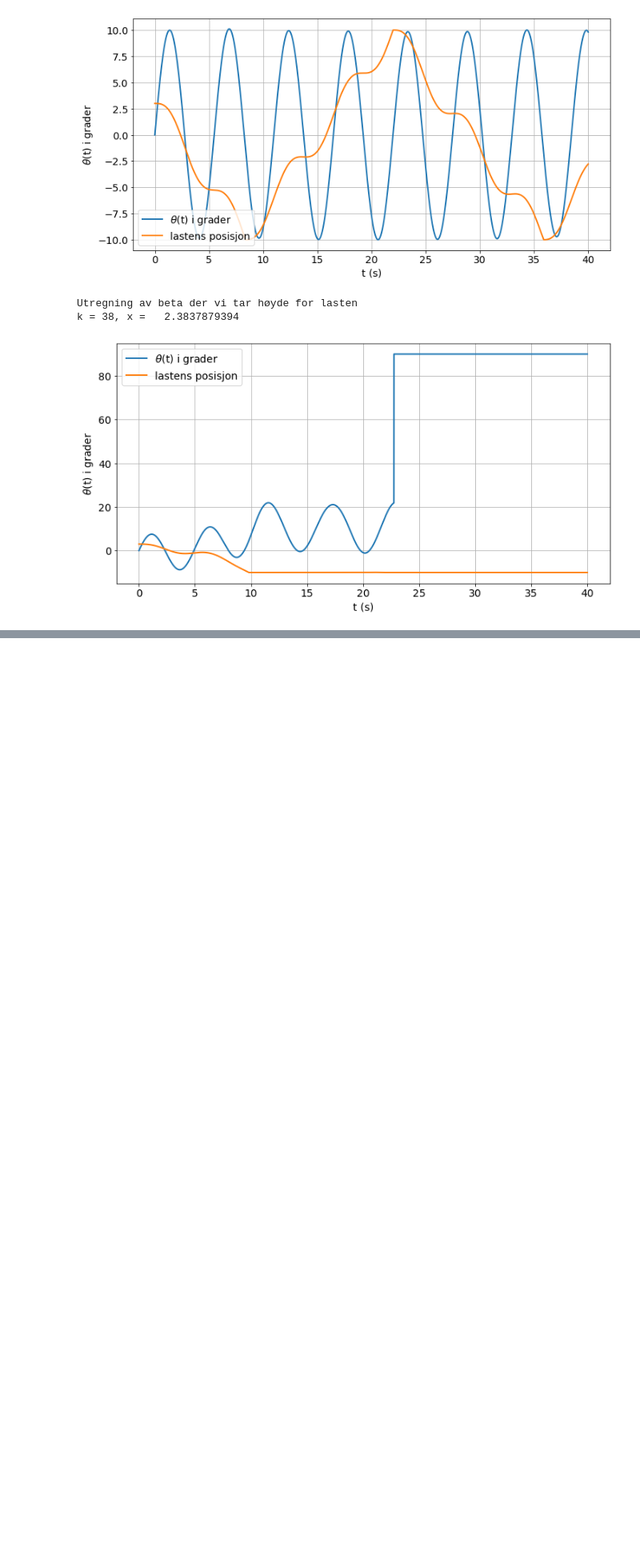
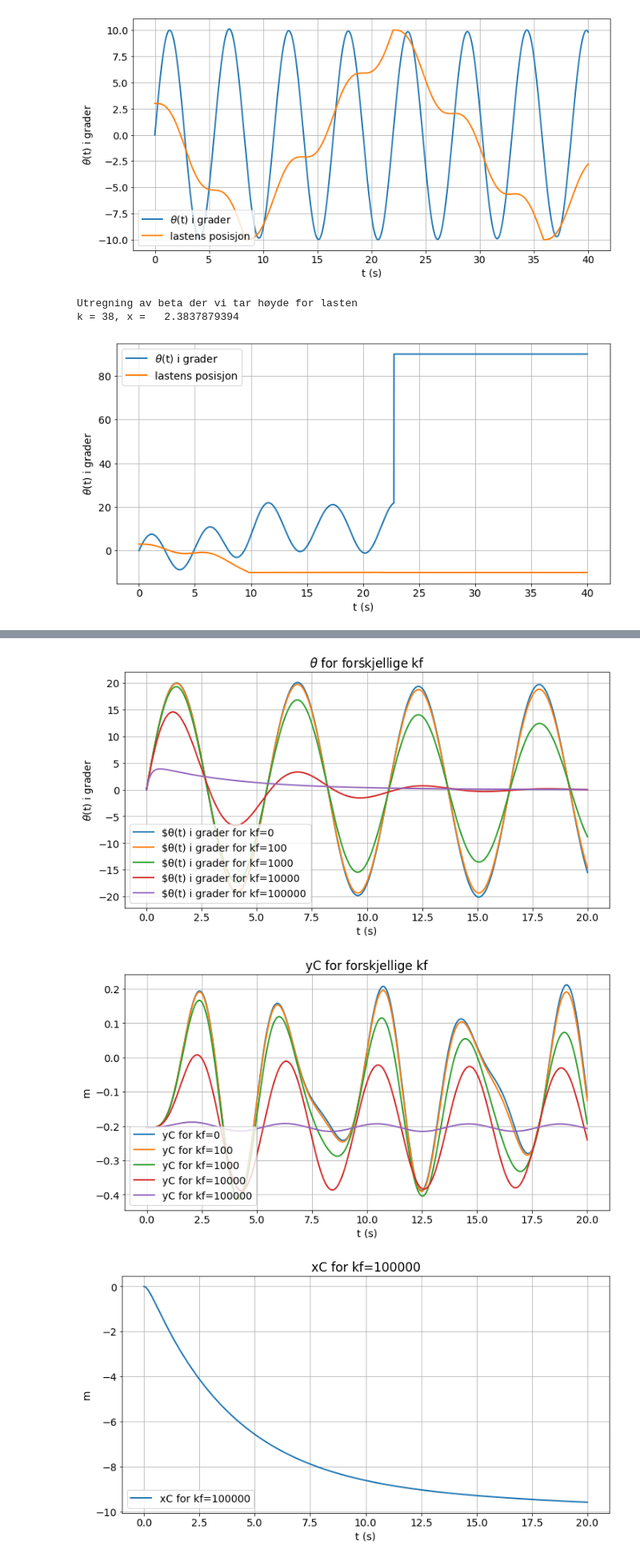
Before and after one commit to Vitenskapelige-Beregninger/Tekfys_prosjekt, a Jupyter notebook: tekfys.ipynb, the cells around one changed output, grey strips where cells are left out. Shown at 80% size. Saved outputs shown, nothing was run; the diff lists cells and outputs as text; code cells hidden in the pictures; blank space fills up the shorter version.

```diff
--- a/tekfys.ipynb
+++ b/tekfys.ipynb
@@ -534,0 +618,50 @@ print(yC0, yM0)
+# %%
+# Oppgave 2f)
+theta0, omega0 = 0, 0.4
+w0 = np.array([[theta0],[omega0]])
+h_step= 0.005
+
+mtot=m
+IC = 1/2*m*R**2*(1-32/(9*np.pi**2)) # Skipets treghetsmoment
+FG = -m*g # Tyngdekraften
+
+f_list = [0, 100, 1000, 10000, 100000]
+plt.title(r'$\theta$ for forskjellige kf')
+for i in range(len(f_list)):
+    w, t, _, xC, yC = rk4_method_full(w0, 0, 20, h_step, beta, kf=f_list[i])
+    plt.plot(t, w[0]*180/np.pi, label = f'$θ(t) i grader for kf={f_list[i]}')
+plt.ylabel(r'$\theta$(t) i grader')
+plt.xlabel('t (s)') # Plotter
+plt.legend(loc = 3)
+plt.show()
+
+plt.title('yC for forskjellige kf')
+for i in range(len(f_list)):
+    w, t, _, xC, yC = rk4_method_full(w0, 0, 20, h_step, beta, kf=f_list[i])
+    plt.plot(t, yC, label=f'yC for kf={f_list[i]}')
+plt.ylabel('m')
+plt.xlabel('t (s)')
+plt.legend(loc=3)
+plt.show()
+
+plt.title(f'xC for kf={100000}')
+plt.plot(t, xC, label=f'xC for kf={f_list[i]}')
+plt.ylabel('m')
+plt.xlabel('t (s)')
+plt.legend(loc=3)
+plt.show()
+
+f_list = [0, 100, 1000, 10000]
+plt.title('xC for forskjellige kf')
+for i in range(len(f_list)):
+    w, t, _, xC, yC = rk4_method_full(w0, 0, 20, h_step, beta, kf=f_list[i])
+    plt.plot(t, xC, label=f'xC for kf={f_list[i]}')
+
+plt.ylabel('m')
+plt.xlabel('t (s)')
+plt.legend(loc=1)
+plt.show()
+# %% [output]
+[figure, added]
+[figure, added]
+[figure, added]
```
Also changed, not shown: parts of 8 cells of this notebook.
